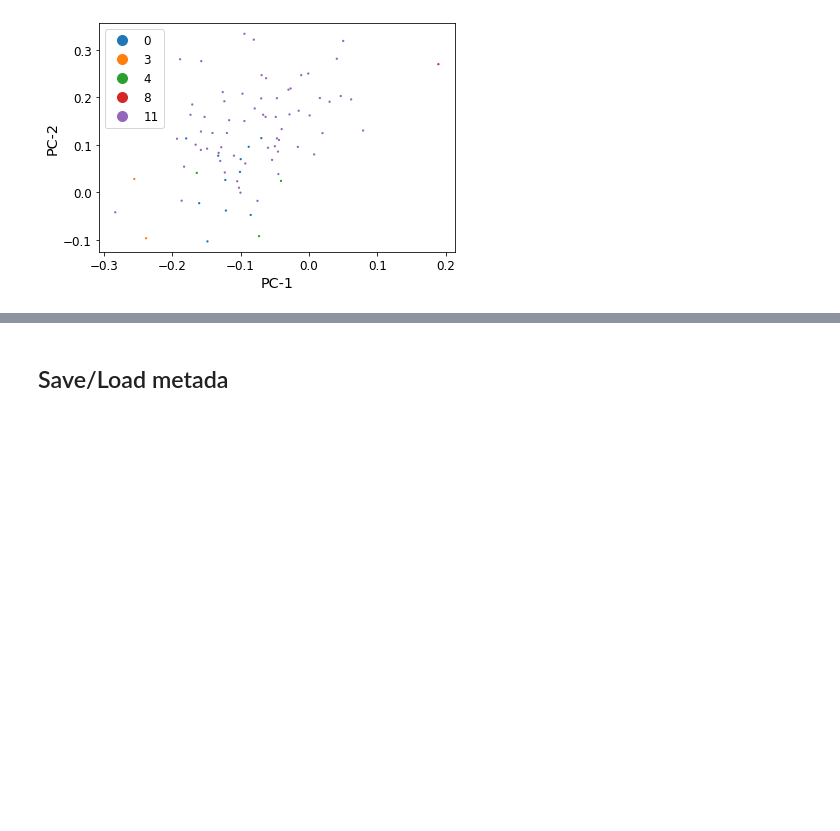
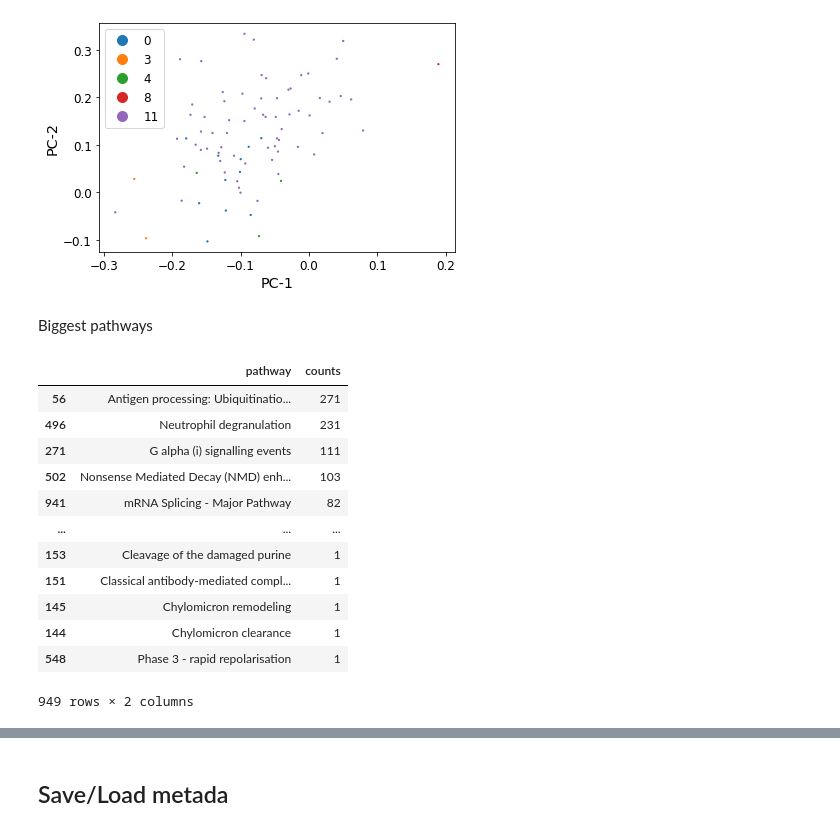
Before and after one commit to FerranC96/sKG4cellCommns, a Jupyter notebook: one.ipynb, the cells around one changed output, grey strips where cells are left out. Drawn from its saved outputs; the diff is of its cells as text; code cells hidden in the pictures; blank space fills up the shorter version.

```diff
--- a/one.ipynb
+++ b/one.ipynb
@@ -911,3 +916,21 @@ scprep.plot.scatter2d(RDdataframe,
 # %% [output]
 <AxesSubplot:xlabel='PC-1', ylabel='PC-2'>
 [figure]
+# %% [markdown]
+Biggest pathways
+# %%
+RDdataframe.groupby(["pathway"]).size().reset_index(name="counts").sort_values(by=["counts"], ascending=False)
+# %% [output]
+|  | pathway | counts |
+| 56 | Antigen processing: Ubiquitinatio... | 271 |
+| 496 | Neutrophil degranulation | 231 |
+| 271 | G alpha (i) signalling events | 111 |
+| 502 | Nonsense Mediated Decay (NMD) enh... | 103 |
+| 941 | mRNA Splicing - Major Pathway | 82 |
+| ... | ... | ... |
+| 153 | Cleavage of the damaged purine | 1 |
+| 151 | Classical antibody-mediated compl... | 1 |
+| 145 | Chylomicron remodeling | 1 |
+| 144 | Chylomicron clearance | 1 |
+| 548 | Phase 3 - rapid repolarisation | 1 |
+949 rows × 2 columns
```
Also changed, not shown: parts of 5 cells of this notebook.
